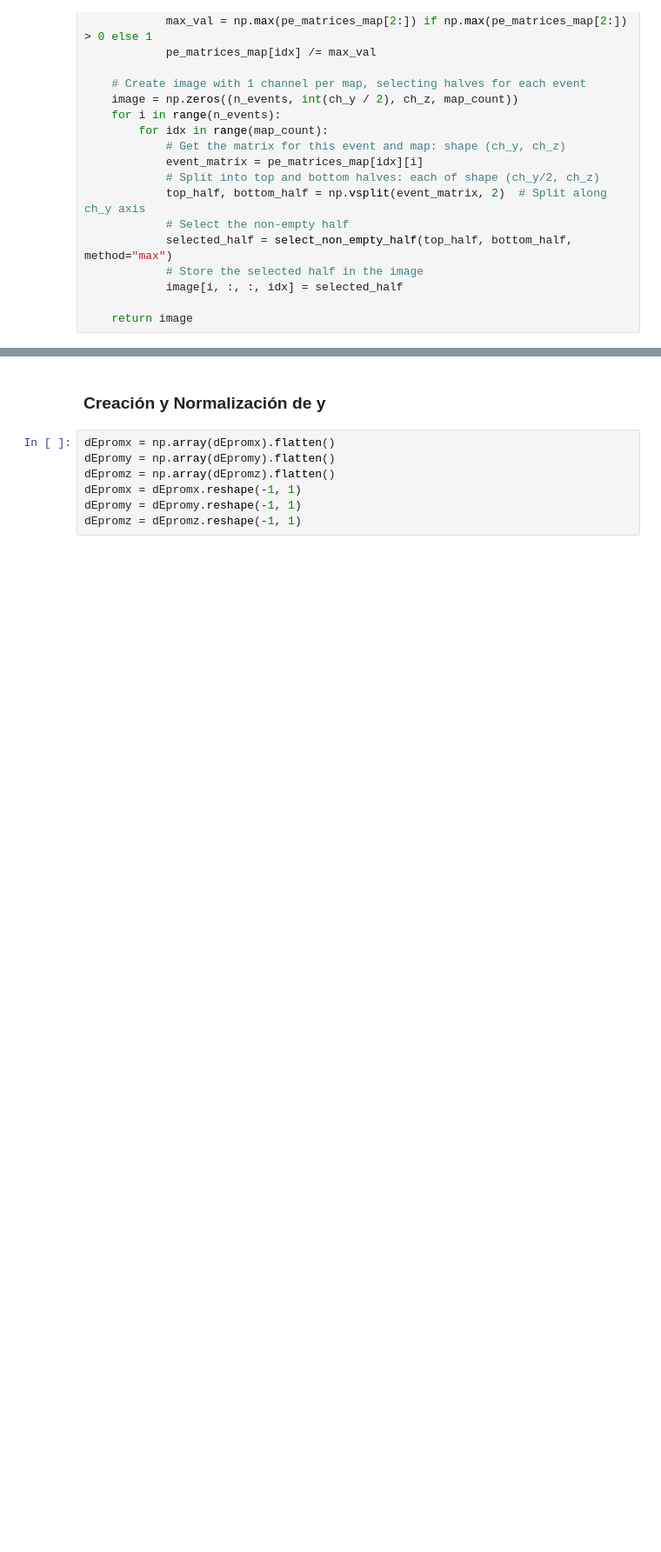
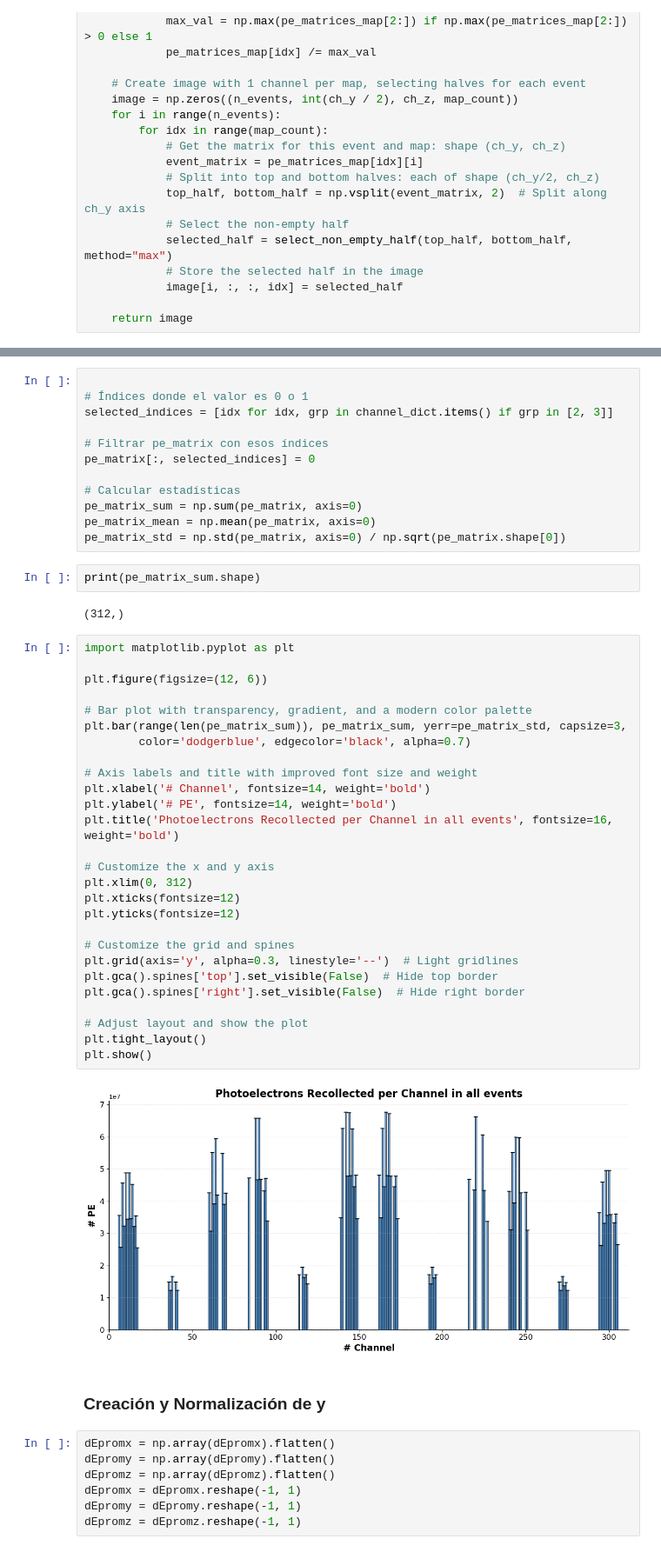
Before and after one commit to CIEMAT-Neutrino/AI_nuvT, a Jupyter notebook: 2_CNN.ipynb, the cells around one changed output, grey strips where cells are left out. Shown at 87% size. Saved outputs shown, nothing was run; the diff lists cells and outputs as text; blank space fills up the shorter version.

```diff
--- a/2_CNN.ipynb
+++ b/2_CNN.ipynb
@@ -140,3 +292,48 @@ plot_image(image_onlype, event_idx, labels, groups, grid, figsize=(20, 20), show
+# %%
+
+# Índices donde el valor es 0 o 1
+selected_indices = [idx for idx, grp in channel_dict.items() if grp in [2, 3]]
+
+# Filtrar pe_matrix con esos índices
+pe_matrix[:, selected_indices] = 0
+
+# Calcular estadísticas
+pe_matrix_sum = np.sum(pe_matrix, axis=0)
+pe_matrix_mean = np.mean(pe_matrix, axis=0)
+pe_matrix_std = np.std(pe_matrix, axis=0) / np.sqrt(pe_matrix.shape[0])
+# %%
+print(pe_matrix_sum.shape)
+# %% [output]
+(312,)
+# %%
+import matplotlib.pyplot as plt
+
+plt.figure(figsize=(12, 6))
+
+# Bar plot with transparency, gradient, and a modern color palette
+plt.bar(range(len(pe_matrix_sum)), pe_matrix_sum, yerr=pe_matrix_std, capsize=3,
+        color='dodgerblue', edgecolor='black', alpha=0.7)
+
+# Axis labels and title with improved font size and weight
+plt.xlabel('# Channel', fontsize=14, weight='bold')
+plt.ylabel('# PE', fontsize=14, weight='bold')
+plt.title('Photoelectrons Recollected per Channel in all events', fontsize=16, weight='bold')
+
+# Customize the x and y axis
+plt.xlim(0, 312)
+plt.xticks(fontsize=12)
+plt.yticks(fontsize=12)
+
+# Customize the grid and spines
+plt.grid(axis='y', alpha=0.3, linestyle='--')  # Light gridlines
+plt.gca().spines['top'].set_visible(False)  # Hide top border
+plt.gca().spines['right'].set_visible(False)  # Hide right border
+
+# Adjust layout and show the plot
+plt.tight_layout()
+plt.show()
+# %% [output]
+[figure, added]
 # %% [markdown]
 ### Creación y Normalización de y
 # %%
```
Also changed, not shown: parts of 23 cells of this notebook, 1 other file.
